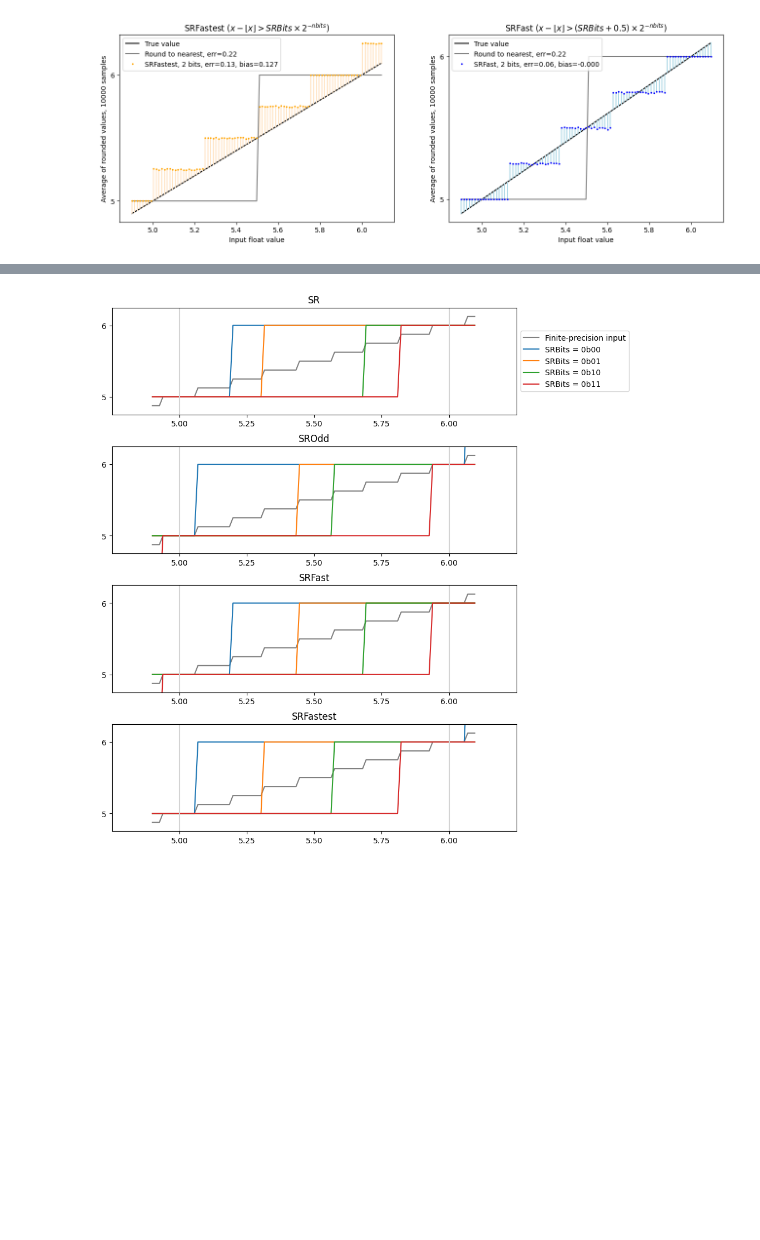
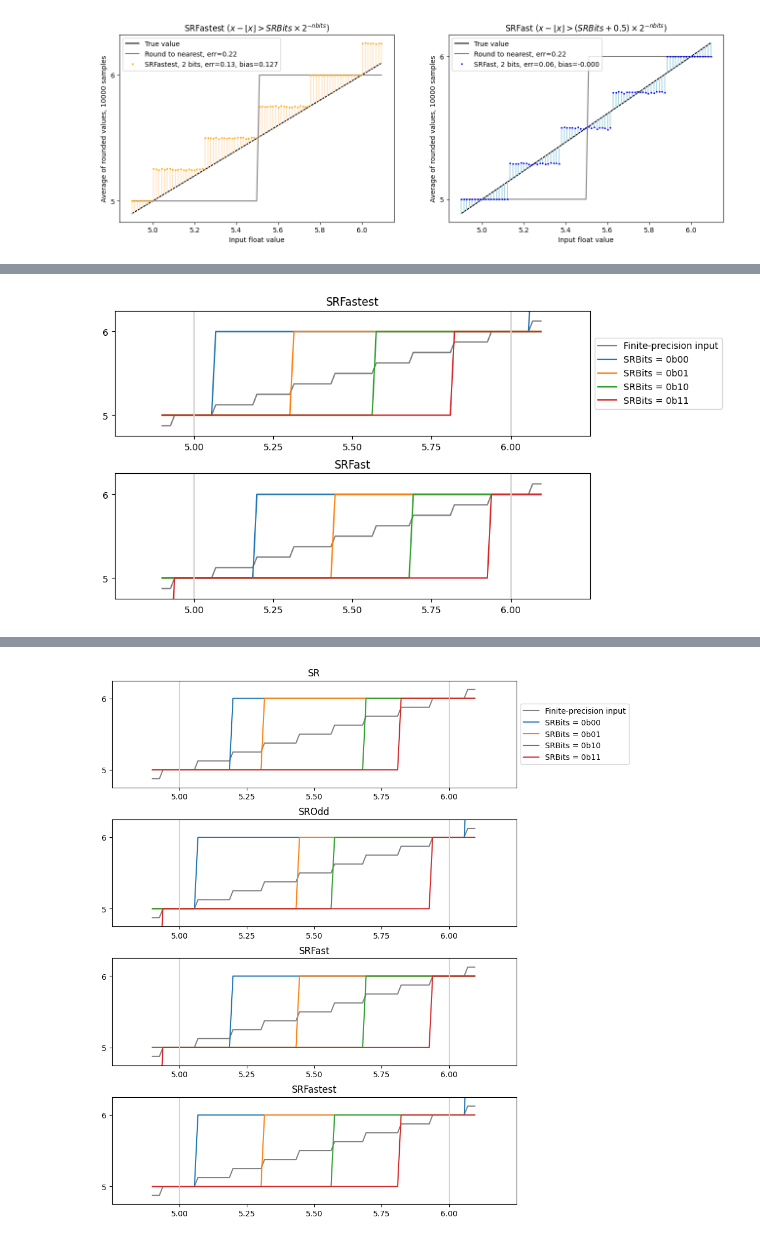
Before and after one commit to graphcore-research/gfloat, a Jupyter notebook: docs/source/05-stochastic-rounding.ipynb, the cells around one changed output, grey strips where cells are left out. Cells and saved outputs as stored; diff of their text form; code cells hidden in the pictures; blank space fills up the shorter version.

```diff
--- a/docs/source/05-stochastic-rounding.ipynb
+++ b/docs/source/05-stochastic-rounding.ipynb
@@ -678,0 +711,39 @@ Let's plot all the rounding profiles together:
+# %%
+fig, axs = plt.subplots(2, 1, figsize=(8, 5))
+fig.tight_layout(h_pad=2)
+h = 0.7
+for rnd, ax in zip(
+    (
+        RoundMode.StochasticFastest,
+        RoundMode.StochasticFast,
+    ),
+    axs,
+):
+    # The infinite-precision vs, but computed to `highp` bits of precision
+    vs_p9 = round_ndarray(fi_p9, vs, RoundMode.TiesToEven)
+
+    ax.plot(vs, vs_p9, label=f"Finite-precision input", color="gray")
+
+    srnumbits = 2
+    for srbits in range(2**srnumbits):
+        r = round_ndarray(
+            fi,
+            vs_p9,
+            rnd,
+            sat=False,
+            srbits=np.full(vs.shape, srbits),
+            srnumbits=srnumbits,
+        )
+        ax.plot(vs, r, label=f"SRBits = 0b{srbits:02b}")
+    for k in (5, 6, 7):
+        ax.plot([k, k], [0, 10], color="lightgray", linestyle="-")
+    ax.set_xlim(4.75, 6.25)
+    ax.set_ylim(4.75, 6.25)
+    ax.set_xticks(np.arange(5.0, 6.1, step=0.25))
+    ax.set_yticks([5, 6])
+    if ax == axs[0]:
+        ax.legend(loc="center left", bbox_to_anchor=(1, 0.5))
+    ax.set_title(f"{rnd}")
+None
+# %% [output]
+[figure, added]
```
Also changed, not shown: parts of 18 cells of this notebook.
